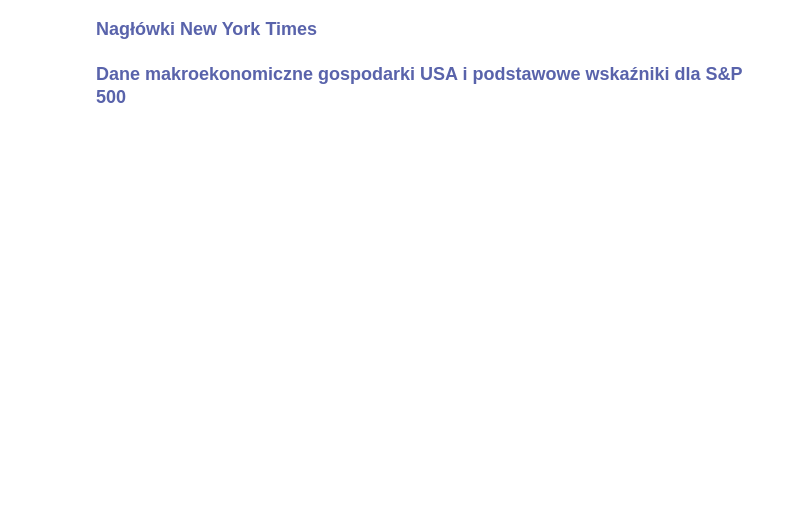
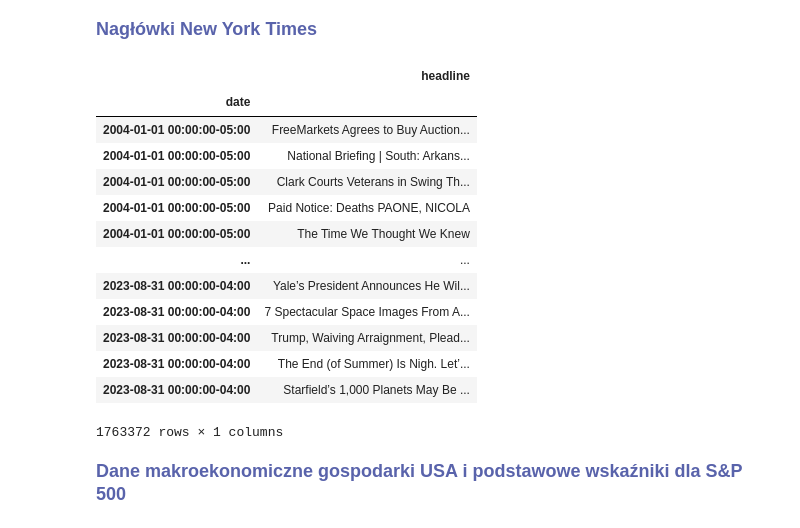
Before and after one commit to JozefImiolo/Projekt_Inzynierski, a Jupyter notebook: projekt_inzynierski.ipynb, the cells around one changed output. Drawn from its saved outputs; the diff is of its cells as text; code cells hidden in the pictures; blank space fills up the shorter version.

```diff
--- a/projekt_inzynierski.ipynb
+++ b/projekt_inzynierski.ipynb
@@ -118,10 +124,25 @@ sp500
 **<font color="#5963ab" size="4">Nagłówki New York Times </font>**
 # %%
 # load the dataset
-nyt_hl = pd.read_csv('/kaggle/input/new-york-times-headlines-news/NYT_Headlines.csv', index_col='date',  encoding='utf-8')
+nyt_hl = pd.read_csv('data/NYT_Headlines.csv', index_col='date',  encoding='utf-8')
 nyt_hl.index = pd.to_datetime(nyt_hl.index)
 nyt_hl.index = nyt_hl.index.tz_localize('America/New_York')
 nyt_hl
+# %% [output]
+|  | headline |
+| date |  |
+| 2004-01-01 00:00:00-05:00 | FreeMarkets Agrees to Buy Auction... |
+| 2004-01-01 00:00:00-05:00 | National Briefing | South: Arkans... |
+| 2004-01-01 00:00:00-05:00 | Clark Courts Veterans in Swing Th... |
+| 2004-01-01 00:00:00-05:00 | Paid Notice: Deaths PAONE, NICOLA |
+| 2004-01-01 00:00:00-05:00 | The Time We Thought We Knew |
+| ... | ... |
+| 2023-08-31 00:00:00-04:00 | Yale’s President Announces He Wil... |
+| 2023-08-31 00:00:00-04:00 | 7 Spectacular Space Images From A... |
+| 2023-08-31 00:00:00-04:00 | Trump, Waiving Arraignment, Plead... |
+| 2023-08-31 00:00:00-04:00 | The End (of Summer) Is Nigh. Let’... |
+| 2023-08-31 00:00:00-04:00 | Starfield’s 1,000 Planets May Be ... |
+1763372 rows × 1 columns
 # %% [markdown]
 **<font color="#5963ab" size="4">Dane makroekonomiczne gospodarki USA i podstawowe wskaźniki dla S&P 500</font>**
 # %%
```
Also changed, not shown: parts of 75 cells of this notebook, 1 other file.
